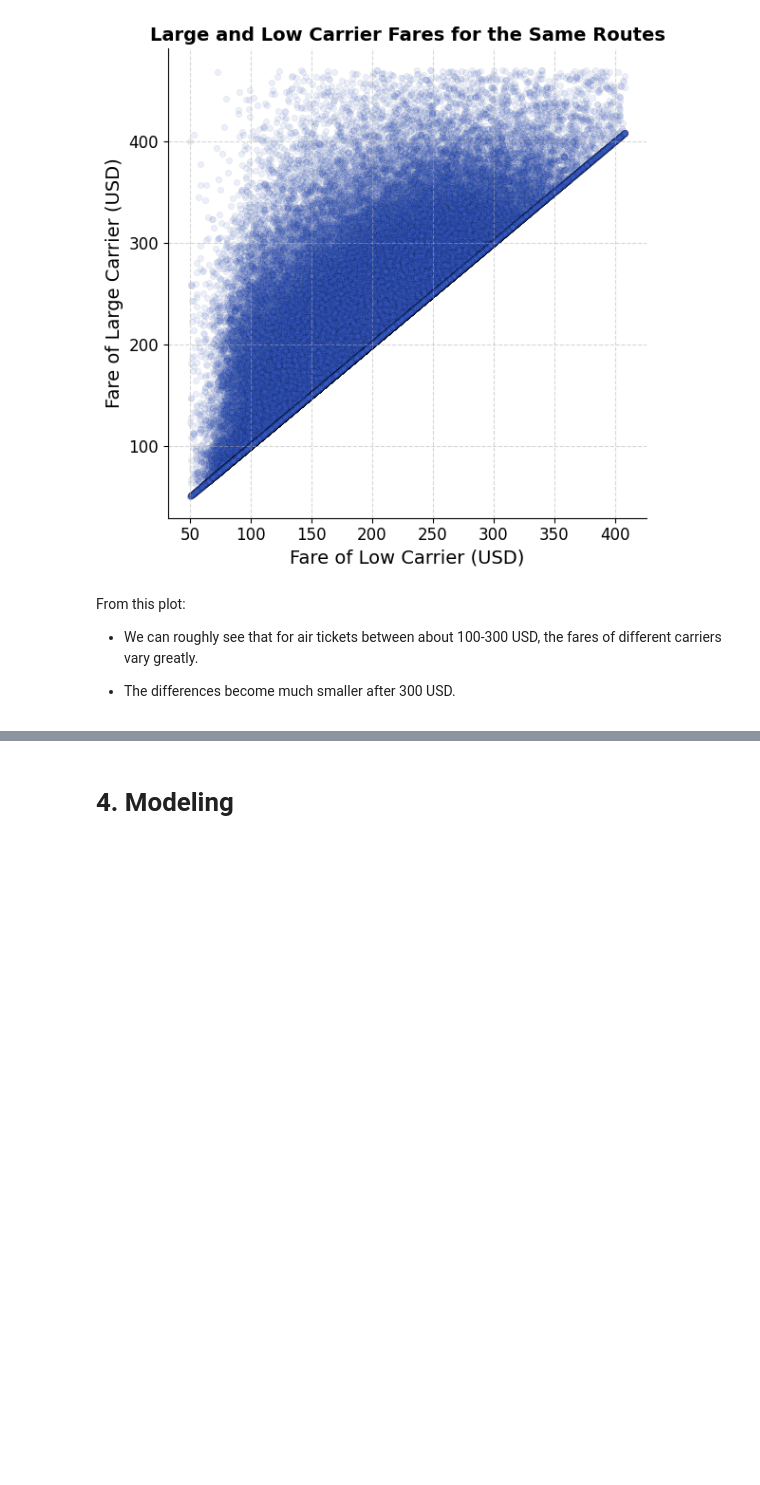
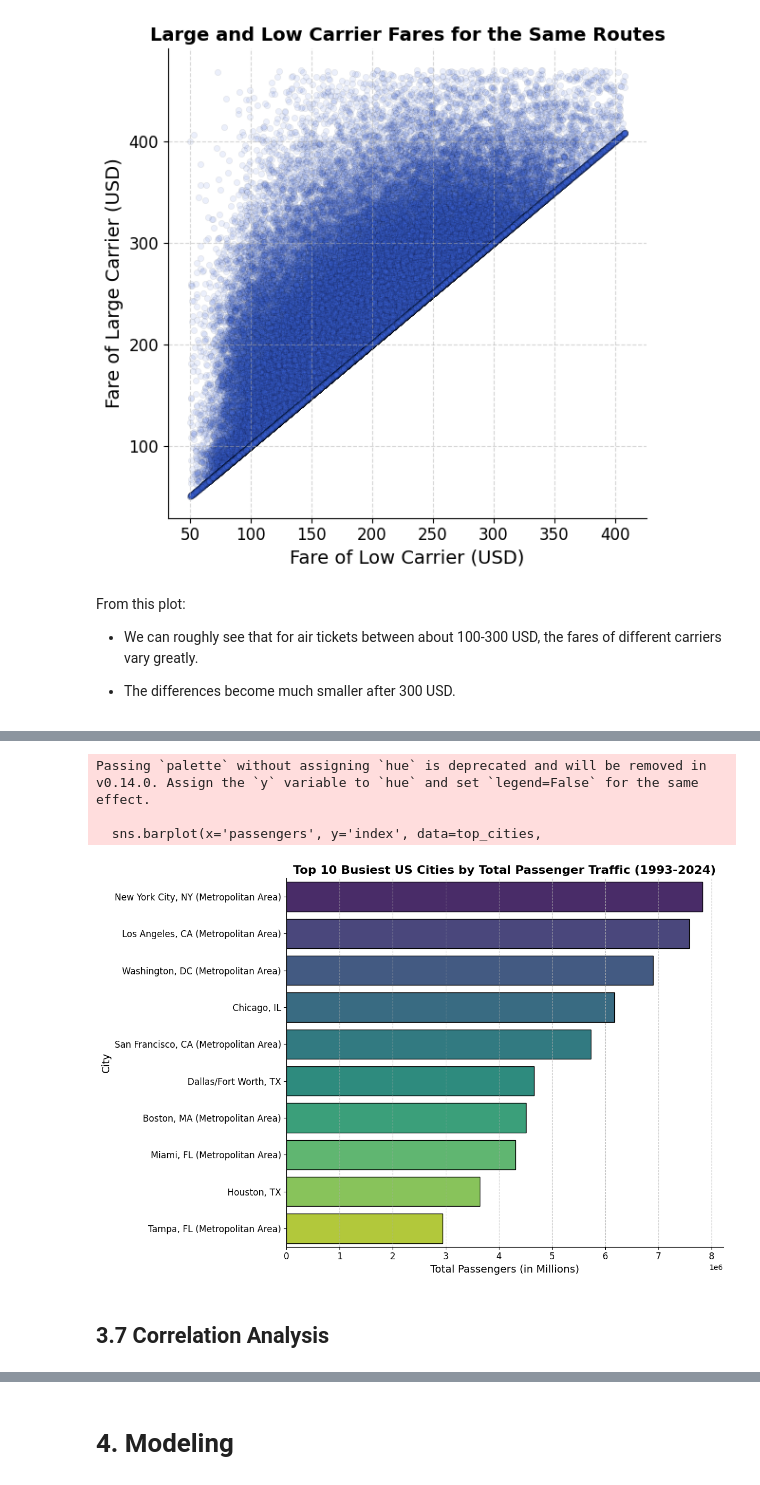
Before and after one commit to jbwenjoy/000545000, a Jupyter notebook: CIS_545_Final.ipynb, the cells around one changed output, grey strips where cells are left out. Drawn from its saved outputs; the diff is of its cells as text; code cells hidden in the pictures; blank space fills up the shorter version.

```diff
--- a/CIS_545_Final.ipynb
+++ b/CIS_545_Final.ipynb
@@ -607,0 +692,32 @@ From this plot:
+# %%
+## Top 10 Busiest US Cities by Total Passenger Traffic (1993-2024)
+
+city_passengers = pd.concat([df.groupby('city1')['passengers'].sum(),
+                             df.groupby('city2')['passengers'].sum()]) \
+                   .groupby(level=0).sum() \
+                   .sort_values(ascending=False) \
+                   .reset_index()
+
+top_cities = city_passengers.head(10)
+
+plt.figure(figsize=(12, 8))
+sns.barplot(x='passengers', y='index', data=top_cities,
+            palette="viridis", edgecolor="black", linewidth=1)
+
+plt.title('Top 10 Busiest US Cities by Total Passenger Traffic (1993-2024)',
+          fontsize=16, fontweight='bold')
+plt.xlabel('Total Passengers (in Millions)', fontsize=14)
+plt.ylabel('City', fontsize=14)
+plt.xticks(fontsize=12)
+plt.yticks(fontsize=12)
+plt.grid(axis='x', linestyle='--', alpha=0.7)
+sns.despine()
+plt.tight_layout()
+plt.show()
+# %% [output]
+Passing `palette` without assigning `hue` is deprecated and will be removed in v0.14.0. Assign the `y` variable to `hue` and set `legend=False` for the same effect.
+
+  sns.barplot(x='passengers', y='index', data=top_cities,
+[figure, added]
+# %% [markdown]
+## **3.7 Correlation Analysis**
```
Also changed, not shown: parts of 36 cells of this notebook.
